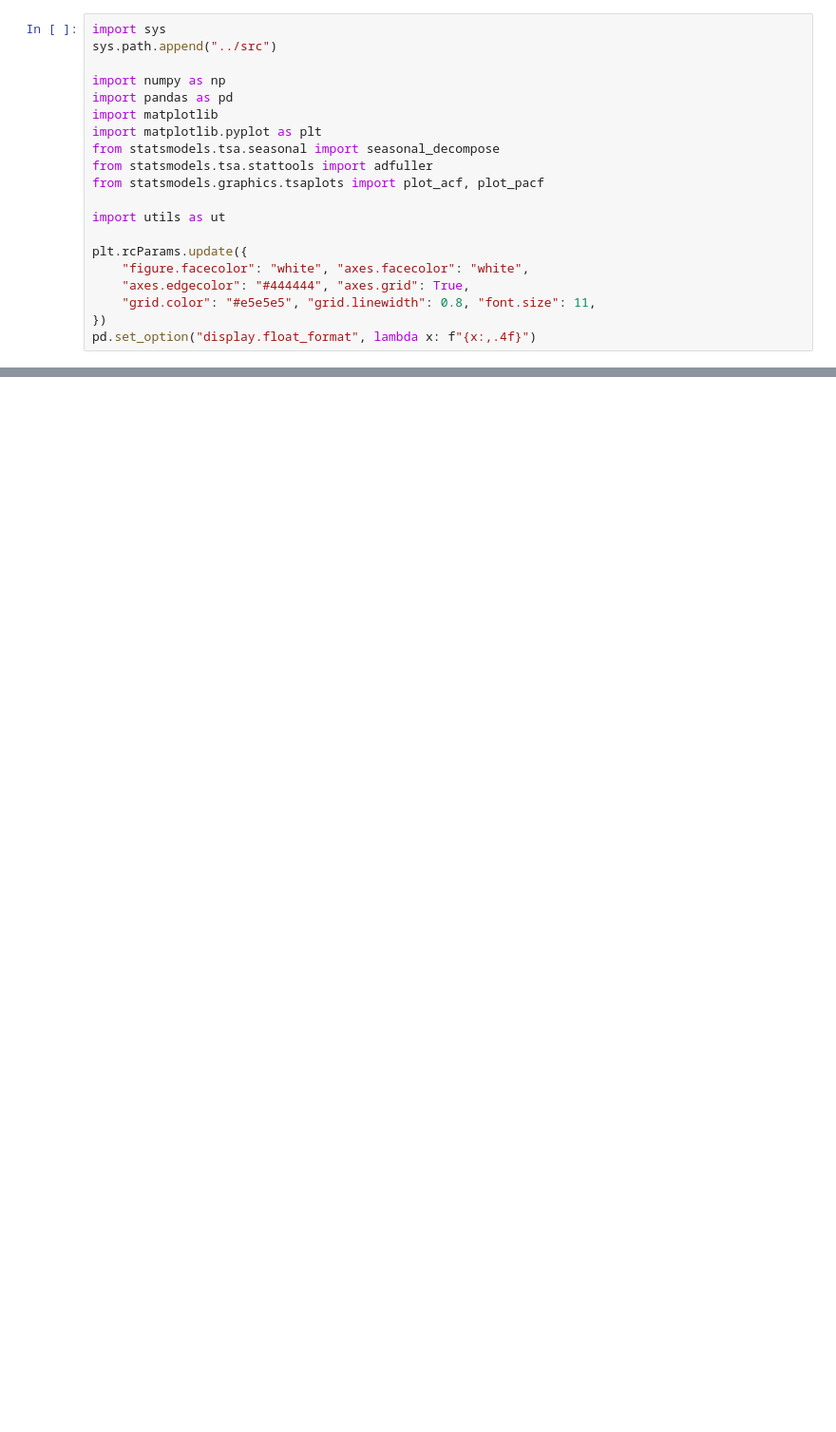
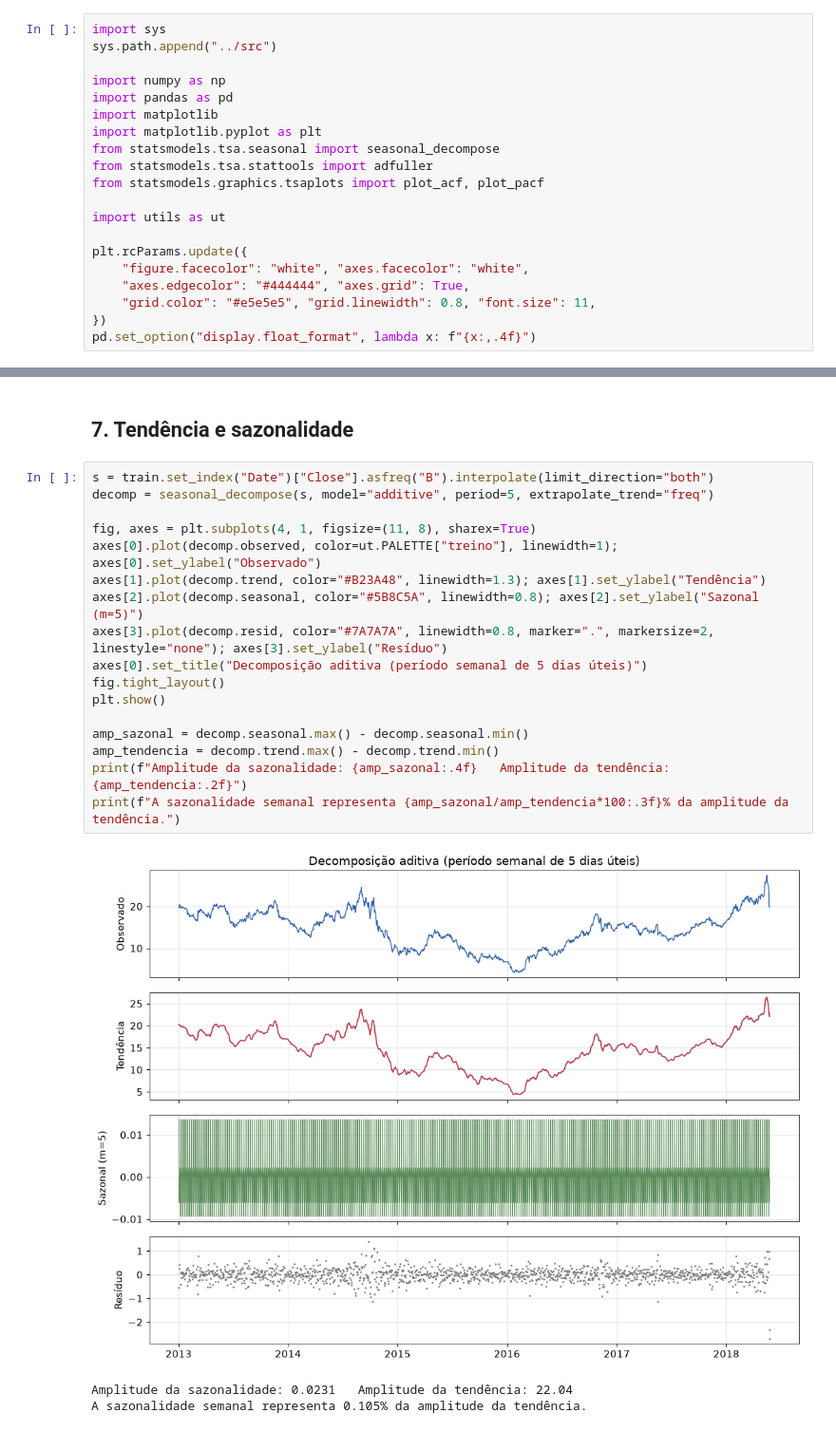
Before and after one commit to maricmello/squad-data-science, a Jupyter notebook: Case 4/notebooks/01_analise_exploratoria.ipynb, the cells around one changed output, grey strips where cells are left out. Shown at 95% size. Cells and saved outputs as stored; diff of their text form; blank space fills up the shorter version.

```diff
--- a/Case 4/notebooks/01_analise_exploratoria.ipynb
+++ b/Case 4/notebooks/01_analise_exploratoria.ipynb
@@ -228,0 +266,23 @@ Os próximos notebooks (`02_baseline_modelos_classicos` e `03_machine_learning`)
+# %% [markdown]
+## 7. Tendência e sazonalidade
+# %%
+s = train.set_index("Date")["Close"].asfreq("B").interpolate(limit_direction="both")
+decomp = seasonal_decompose(s, model="additive", period=5, extrapolate_trend="freq")
+
+fig, axes = plt.subplots(4, 1, figsize=(11, 8), sharex=True)
+axes[0].plot(decomp.observed, color=ut.PALETTE["treino"], linewidth=1); axes[0].set_ylabel("Observado")
+axes[1].plot(decomp.trend, color="#B23A48", linewidth=1.3); axes[1].set_ylabel("Tendência")
+axes[2].plot(decomp.seasonal, color="#5B8C5A", linewidth=0.8); axes[2].set_ylabel("Sazonal (m=5)")
+axes[3].plot(decomp.resid, color="#7A7A7A", linewidth=0.8, marker=".", markersize=2, linestyle="none"); axes[3].set_ylabel("Resíduo")
+axes[0].set_title("Decomposição aditiva (período semanal de 5 dias úteis)")
+fig.tight_layout()
+plt.show()
+
+amp_sazonal = decomp.seasonal.max() - decomp.seasonal.min()
+amp_tendencia = decomp.trend.max() - decomp.trend.min()
+print(f"Amplitude da sazonalidade: {amp_sazonal:.4f}   Amplitude da tendência: {amp_tendencia:.2f}")
+print(f"A sazonalidade semanal representa {amp_sazonal/amp_tendencia*100:.3f}% da amplitude da tendência.")
+# %% [output]
+[figure, added]
+Amplitude da sazonalidade: 0.0231   Amplitude da tendência: 22.04
+A sazonalidade semanal representa 0.105% da amplitude da tendência.
```
Also changed, not shown: parts of 77 cells of this notebook, 14 other files.
